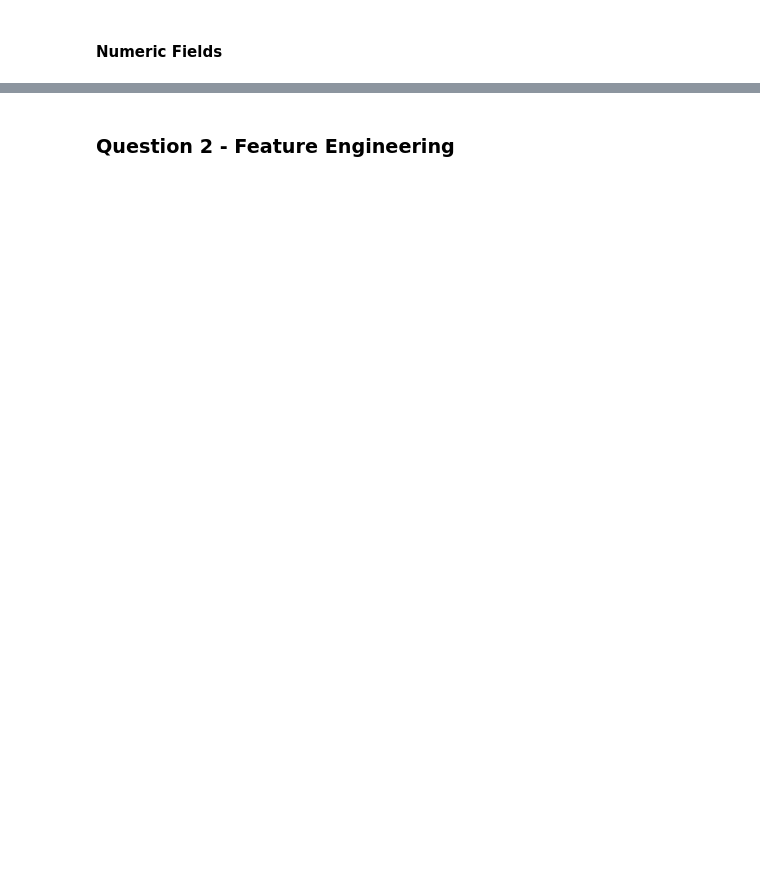
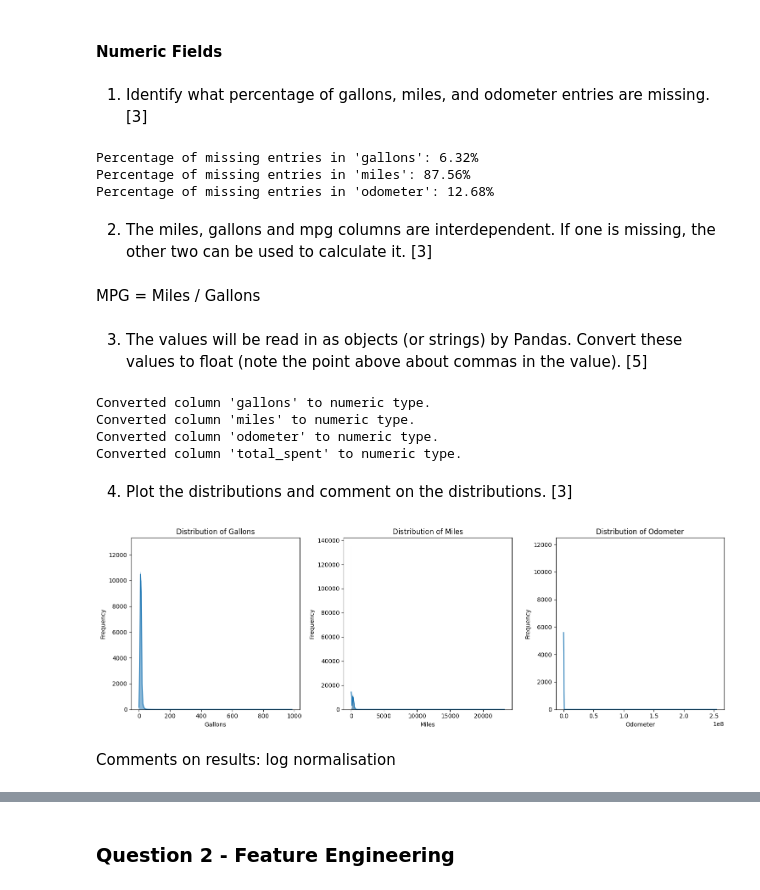
Before and after one commit to tarunaidoo/IDVE_Assignment1, a Jupyter notebook: Assignement.ipynb, the cells around one changed output, grey strips where cells are left out. Cells and saved outputs as stored; diff of their text form; code cells hidden in the pictures; blank space fills up the shorter version.

```diff
--- a/Assignement.ipynb
+++ b/Assignement.ipynb
@@ -100,2 +240,80 @@ ModuleNotFoundError: No module named 'matplotlib'
 # %% [markdown]
 #### Numeric Fields
+# %% [markdown]
+1. Identify what percentage of gallons, miles, and odometer entries are
+missing. [3]
+# %%
+# Columns to check for missing values
+numeric_cols = ['gallons', 'miles', 'odometer']
+
+# Calculate the percentage of missing values for each column
+for col in numeric_cols:
+    missing_count = df[col].isnull().sum()
+    total_count = len(df[col])
+    missing_percentage = (missing_count / total_count) * 100
+    print(f"Percentage of missing entries in '{col}': {missing_percentage:.2f}%")
+# %% [output]
+Percentage of missing entries in 'gallons': 6.32%
+Percentage of missing entries in 'miles': 87.56%
+Percentage of missing entries in 'odometer': 12.68%
+# %% [markdown]
+2. The miles, gallons and mpg columns are interdependent. If one is missing,
+the other two can be used to calculate it. [3]
+# %% [markdown]
+MPG = Miles / Gallons
+# %%
+# Convert columns to numeric, handling potential errors
+# This is a prerequisite for the calculation
+df['miles'] = pd.to_numeric(df['miles'], errors='coerce')
+df['gallons'] = pd.to_numeric(df['gallons'], errors='coerce')
+df['mpg'] = pd.to_numeric(df['mpg'], errors='coerce')
+
+# Fill missing values using the MPG formula
+# Fill missing 'mpg'
+df['mpg'] = df['mpg'].fillna(df['miles'] / df['gallons'])
+
+# Fill missing 'miles'
+df['miles'] = df['miles'].fillna(df['mpg'] * df['gallons'])
+
+# Fill missing 'gallons'
+df['gallons'] = df['gallons'].fillna(df['miles'] / df['mpg'])
+# %% [markdown]
+3. The values will be read in as objects (or strings) by Pandas. Convert these
+values to float (note the point above about commas in the value). [5]
+# %%
+# Define the columns that need cleaning and conversion
+cols_to_clean = ['gallons', 'miles', 'odometer', 'cost per gallon', 'total_spent']
+
+# Loop through each column to remove commas and convert to float
+for col in cols_to_clean:
+    # Check if the column exists in the DataFrame to avoid errors
+    if col in df.columns:
+        # First, convert to string to use .str.replace(), then remove commas
+        df[col] = df[col].astype(str).str.replace(',', '', regex=False)
+        # Convert the cleaned string column to a numeric type (float)
+        df[col] = pd.to_numeric(df[col], errors='coerce')
+        print(f"Converted column '{col}' to numeric type.")
+# %% [output]
+Converted column 'gallons' to numeric type.
+Converted column 'miles' to numeric type.
+Converted column 'odometer' to numeric type.
+Converted column 'total_spent' to numeric type.
+# %% [markdown]
+4. Plot the distributions and comment on the distributions. [3]
+# %%
+# Plot histograms for the cleaned numeric columns
+numeric_cols_cleaned = ['gallons', 'miles', 'odometer']
+
+plt.figure(figsize=(15, 5))
+for i, col in enumerate(numeric_cols_cleaned, 1):
+    plt.subplot(1, 3, i)
+    sns.histplot(df[col].dropna(), kde=True)
+    plt.title(f'Distribution of {col.capitalize()}')
+    plt.xlabel(col.capitalize())
+    plt.ylabel('Frequency')
+plt.tight_layout()
+plt.show()
+# %% [output]
+[figure, added]
+# %% [markdown]
+Comments on results: log normalisation
```
Also changed, not shown: parts of 48 cells of this notebook, 1 other file.
